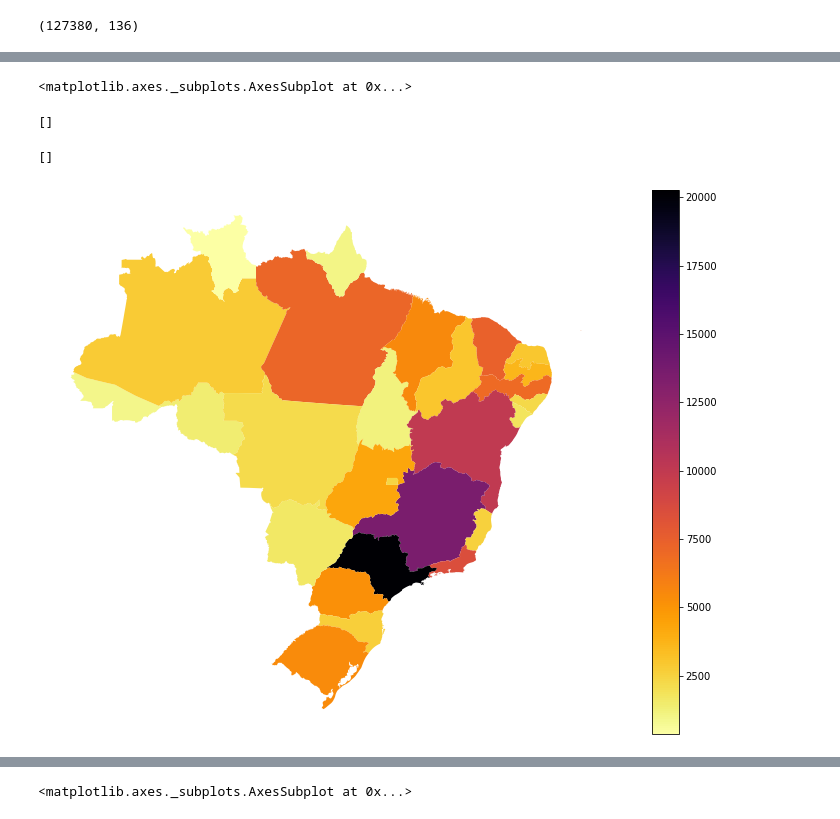
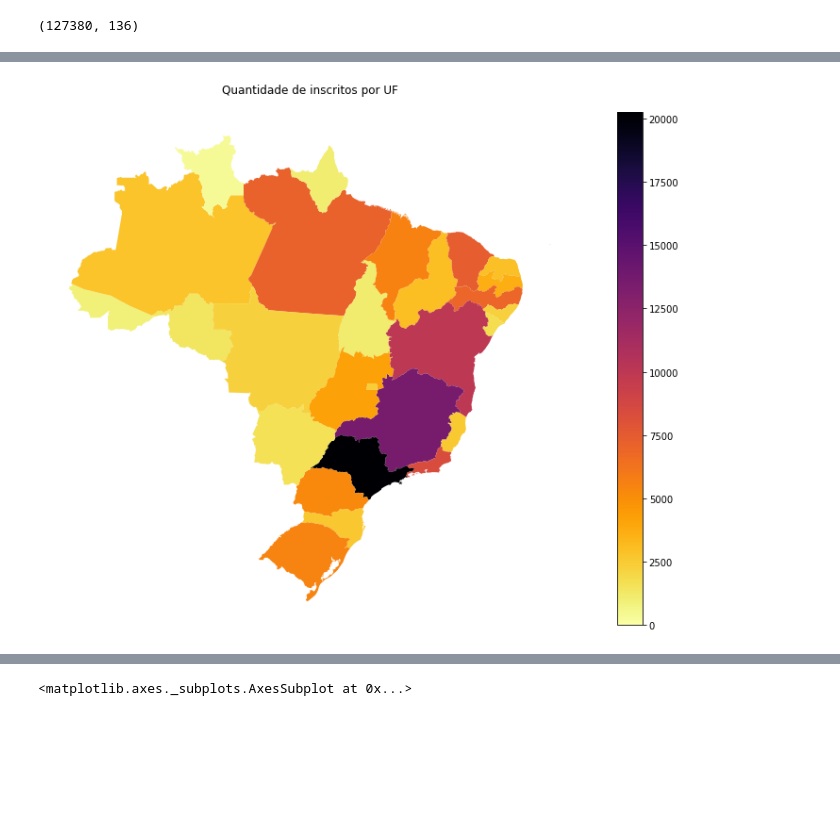
Before and after one commit to vinismachadoo/alura-imersao-dados-2, a Jupyter notebook: microdados_enem_2019.ipynb, the cells around one changed output, grey strips where cells are left out. Drawn from its saved outputs; the diff is of its cells as text; code cells hidden in the pictures; blank space fills up the shorter version.

```diff
--- a/microdados_enem_2019.ipynb
+++ b/microdados_enem_2019.ipynb
@@ -144,16 +116,14 @@ plt.show()
 inscritos_por_estado = pd.concat([mapa_brasil.set_index('codigo_ibg'), enem['CO_UF_RESIDENCIA'].value_counts()], axis=1)
 # %%
 fig,ax = plt.subplots(figsize=(16,10))
-inscritos_por_estado.plot(ax=ax, column='CO_UF_RESIDENCIA', cmap='inferno_r', legend=True)
+inscritos_por_estado.plot(ax=ax, column='CO_UF_RESIDENCIA', cmap='inferno_r', legend=True, vmin=0)
 sns.despine(bottom=True, left=True)
+plt.title('Quantidade de inscritos por UF', pad=20, fontsize=12, color='black')
 ax.set_yticks([])
 ax.set_xticks([])
 plt.show()
 # %% [output]
-<matplotlib.axes._subplots.AxesSubplot at 0x...>
-[]
-[]
-[figure, old version]
+[figure, new version]
 # %%
 relacao_renda_raca = enem.groupby('Q006')['TP_COR_RACA'].value_counts(normalize=True).unstack()
 relacao_renda_raca.rename(columns={0:'Não declarado',1:'Branca',2:'Preta',3:'Parda',4:'Amarela',5:'Indígena'}, inplace=True)
```
Also changed, not shown: parts of 61 cells of this notebook.
